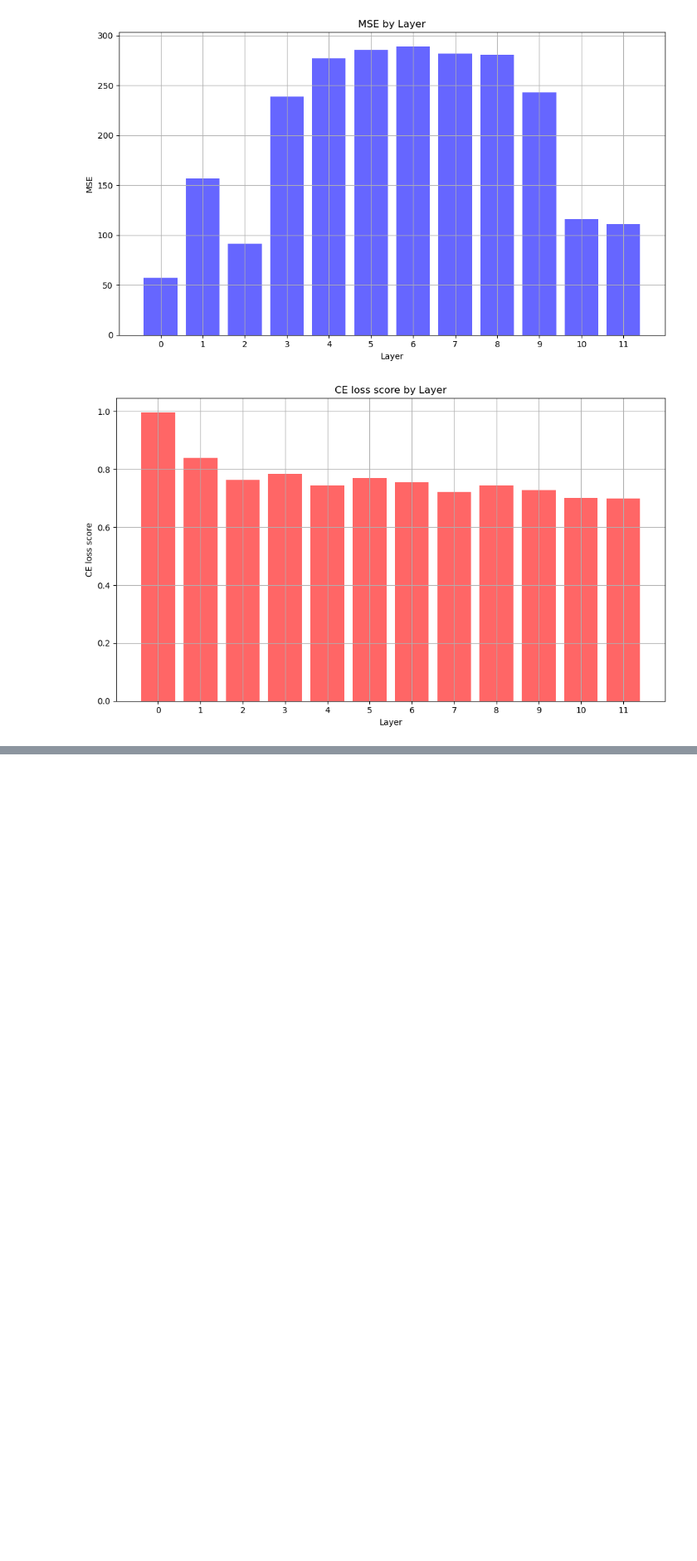
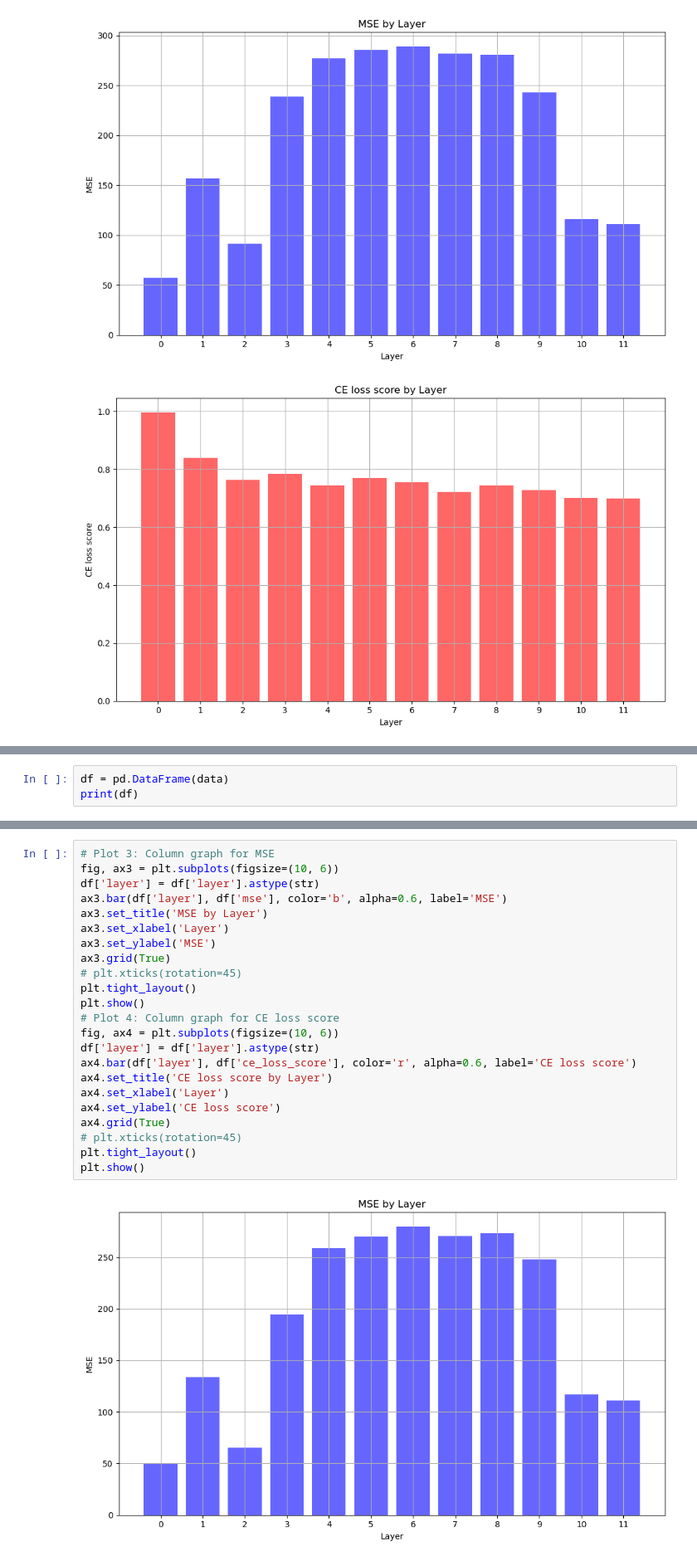
Before and after one commit to IamKrill1n/SAE, a Jupyter notebook: results.ipynb, the cells around one changed output, grey strips where cells are left out. Shown at 83% size. Cells and saved outputs as stored; diff of their text form; blank space fills up the shorter version.

```diff
--- a/results.ipynb
+++ b/results.ipynb
@@ -121,0 +198,3 @@ plt.show()
+# %%
+df = pd.DataFrame(data)
+print(df)
@@ -121,0 +215,25 @@ plt.show()
+# %%
+# Plot 3: Column graph for MSE
+fig, ax3 = plt.subplots(figsize=(10, 6))
+df['layer'] = df['layer'].astype(str)
+ax3.bar(df['layer'], df['mse'], color='b', alpha=0.6, label='MSE')
+ax3.set_title('MSE by Layer')
+ax3.set_xlabel('Layer')
+ax3.set_ylabel('MSE')
+ax3.grid(True)
+# plt.xticks(rotation=45)
+plt.tight_layout()
+plt.show()
+# Plot 4: Column graph for CE loss score
+fig, ax4 = plt.subplots(figsize=(10, 6))
+df['layer'] = df['layer'].astype(str)
+ax4.bar(df['layer'], df['ce_loss_score'], color='r', alpha=0.6, label='CE loss score')
+ax4.set_title('CE loss score by Layer')
+ax4.set_xlabel('Layer')
+ax4.set_ylabel('CE loss score')
+ax4.grid(True)
+# plt.xticks(rotation=45)
+plt.tight_layout()
+plt.show()
+# %% [output]
+[figure, added]
```
Also changed, not shown: parts of 8 cells of this notebook.
